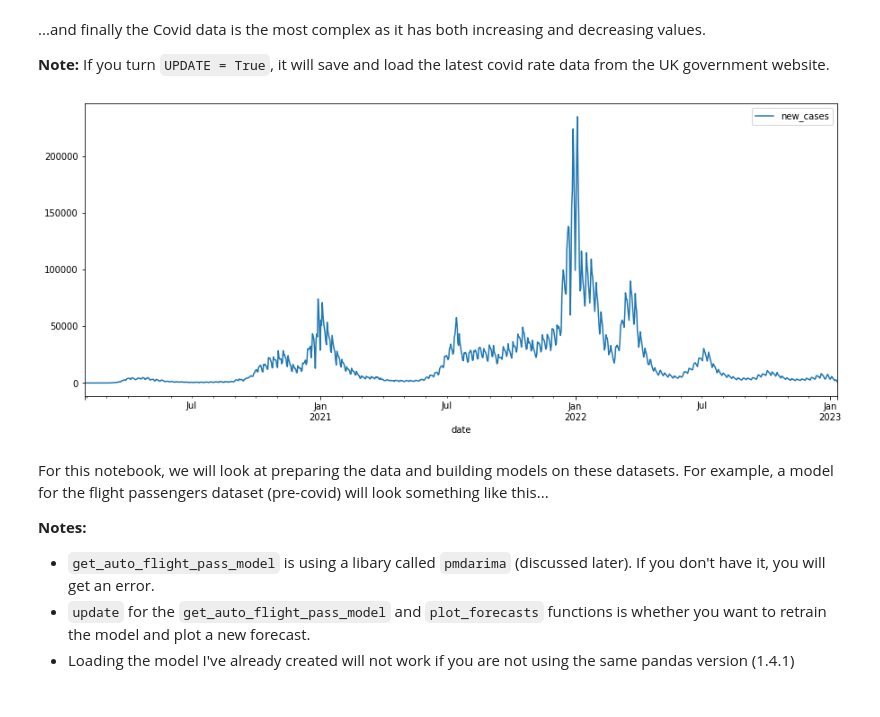
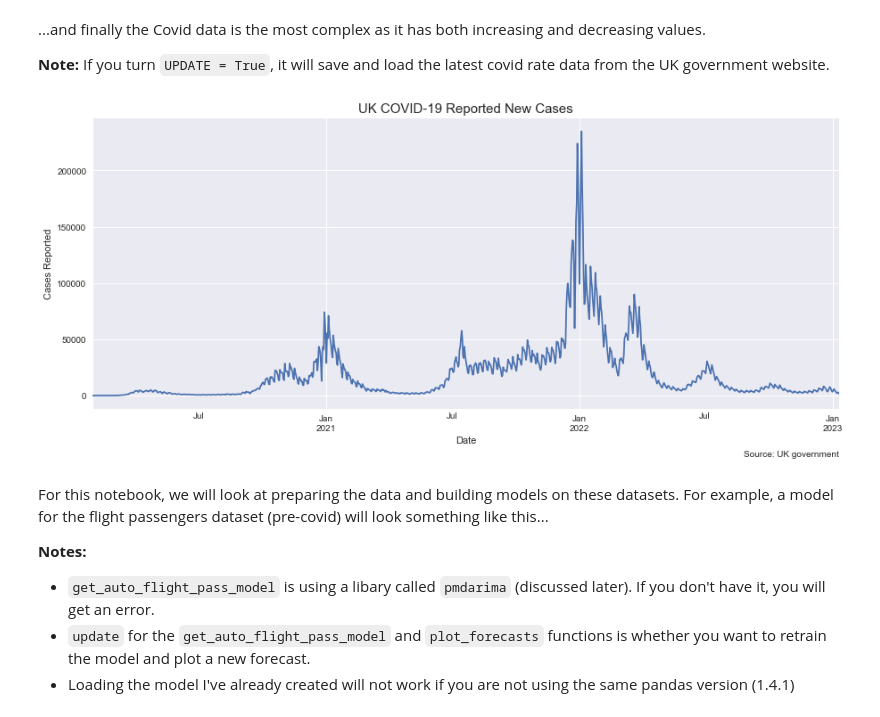
Before and after one commit to Eldave93/machine-learning-workbooks, a Jupyter notebook: 12-time-series/12_workbook.ipynb, the cells around one changed output. Drawn from its saved outputs; the diff is of its cells as text; code cells hidden in the pictures.

```diff
--- a/12-time-series/12_workbook.ipynb
+++ b/12-time-series/12_workbook.ipynb
@@ -183,14 +203,21 @@ If you turn `UPDATE = True`, it will save and load the latest covid rate data fr
 # %%
 from helper_functions import load_covid, covid_prep
 
 # load the covid data
 covid_eng = load_covid(UPDATE=False)
 # prep the data
 covid_prepped = covid_prep(covid_eng)
+
 # plot the data
-covid_prepped.plot(figsize=(15, 6));
+covid_prepped.plot(figsize=(15, 6), legend=False)
+plt.title("UK COVID-19 Reported New Cases", fontsize=15)
+plt.xlabel("Date")
+plt.ylabel("Cases Reported")
+plt.text(0.85, 0., "Source: UK government", ha='center',
+         transform=plt.gcf().transFigure)
+plt.show()
 # %% [output]
-[figure, old version]
+[figure, new version]
 # %% [markdown]
 For this notebook, we will look at preparing the data and building models on these datasets. For example, a model for the flight passengers dataset (pre-covid) will look something like this...
 
```
Also changed, not shown: parts of 121 cells of this notebook, 4 other files.
